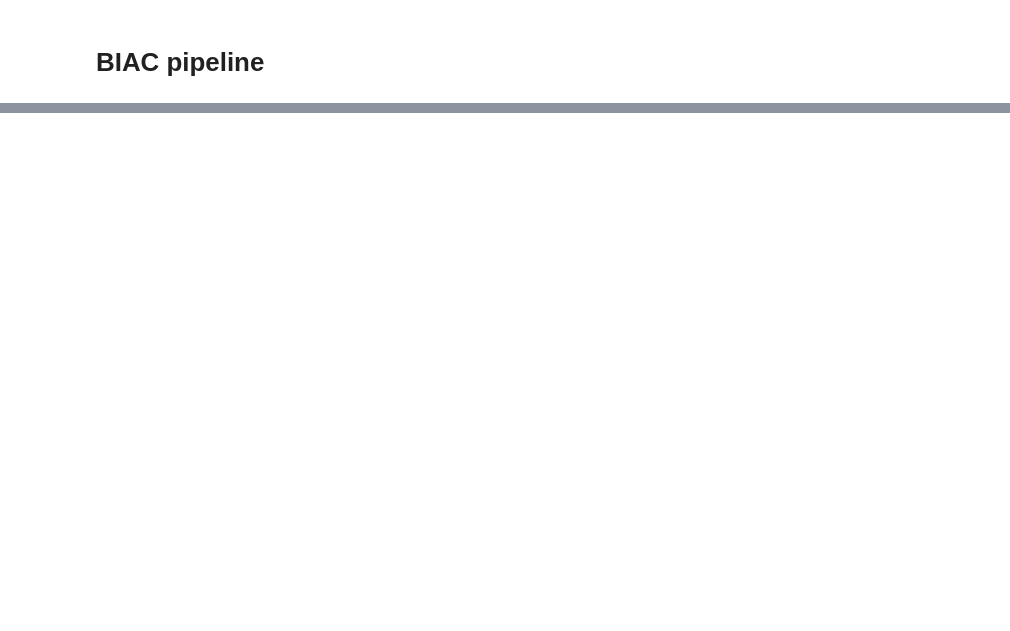
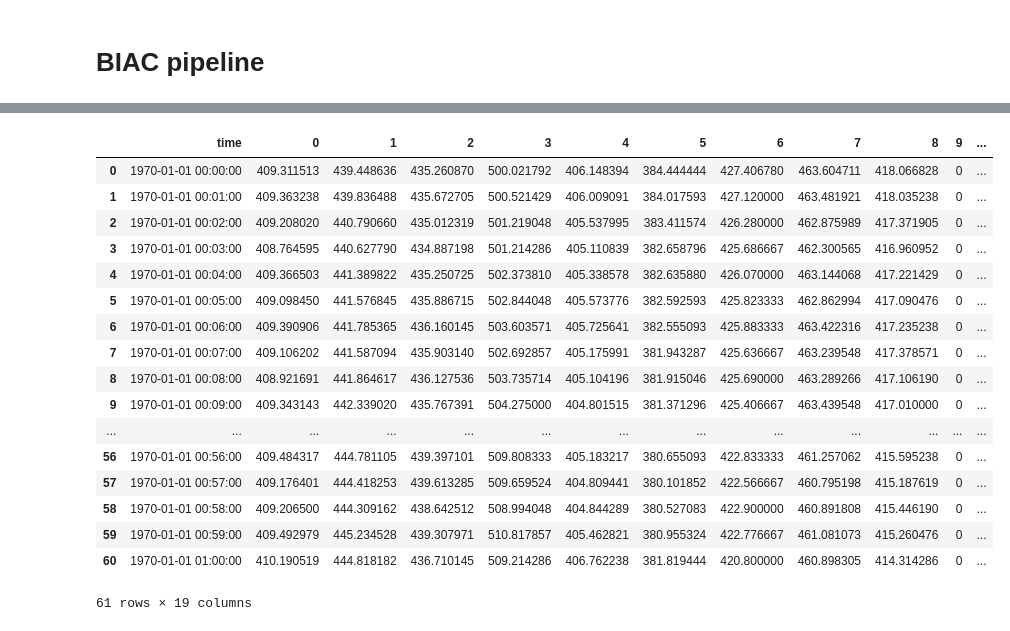
Before and after one commit to grace-shearrer/insulinBrain, a Jupyter notebook: Test_analysis.ipynb, the cells around one changed output, grey strips where cells are left out. Saved outputs shown, nothing was run; the diff lists cells and outputs as text; code cells hidden in the pictures; blank space fills up the shorter version.

```diff
--- a/Test_analysis.ipynb
+++ b/Test_analysis.ipynb
@@ -65,0 +450,6 @@ logging.basicConfig(format='%(asctime)s %(message)s ', datefmt='%m/%d/%Y %I:%M:%
+# %%
+df_ins = pd.read_csv(x, sep = ',',  encoding='latin-1')
+# %%
+df_ins['time'] = df_ins['time'] -1
+# %%
+df_ins['time'] = pd.to_datetime(df_ins['time'], unit='m')
@@ -65,0 +476,25 @@ logging.basicConfig(format='%(asctime)s %(message)s ', datefmt='%m/%d/%Y %I:%M:%
+# %%
+df_corr_downsamp = df_corr_downsamp.rename({'TR': 'time'}, axis=1)
+df = pd.merge(df_corr_downsamp, df_ins, on='time', how='outer')
+df = df.drop(['label','sex','pid'], 1)
+# %%
+df
+# %% [output]
+|  | time | 0 | 1 | 2 | 3 | 4 | 5 | 6 | 7 | 8 | 9 | ... |
+| 0 | 1970-01-01 00:00:00 | 409.311513 | 439.448636 | 435.260870 | 500.021792 | 406.148394 | 384.444444 | 427.406780 | 463.604711 | 418.066828 | 0 | ... |
+| 1 | 1970-01-01 00:01:00 | 409.363238 | 439.836488 | 435.672705 | 500.521429 | 406.009091 | 384.017593 | 427.120000 | 463.481921 | 418.035238 | 0 | ... |
+| 2 | 1970-01-01 00:02:00 | 409.208020 | 440.790660 | 435.012319 | 501.219048 | 405.537995 | 383.411574 | 426.280000 | 462.875989 | 417.371905 | 0 | ... |
+| 3 | 1970-01-01 00:03:00 | 408.764595 | 440.627790 | 434.887198 | 501.214286 | 405.110839 | 382.658796 | 425.686667 | 462.300565 | 416.960952 | 0 | ... |
+| 4 | 1970-01-01 00:04:00 | 409.366503 | 441.389822 | 435.250725 | 502.373810 | 405.338578 | 382.635880 | 426.070000 | 463.144068 | 417.221429 | 0 | ... |
+| 5 | 1970-01-01 00:05:00 | 409.098450 | 441.576845 | 435.886715 | 502.844048 | 405.573776 | 382.592593 | 425.823333 | 462.862994 | 417.090476 | 0 | ... |
+| 6 | 1970-01-01 00:06:00 | 409.390906 | 441.785365 | 436.160145 | 503.603571 | 405.725641 | 382.555093 | 425.883333 | 463.422316 | 417.235238 | 0 | ... |
+| 7 | 1970-01-01 00:07:00 | 409.106202 | 441.587094 | 435.903140 | 502.692857 | 405.175991 | 381.943287 | 425.636667 | 463.239548 | 417.378571 | 0 | ... |
+| 8 | 1970-01-01 00:08:00 | 408.921691 | 441.864617 | 436.127536 | 503.735714 | 405.104196 | 381.915046 | 425.690000 | 463.289266 | 417.106190 | 0 | ... |
+| 9 | 1970-01-01 00:09:00 | 409.343143 | 442.339020 | 435.767391 | 504.275000 | 404.801515 | 381.371296 | 425.406667 | 463.439548 | 417.010000 | 0 | ... |
+| ... | ... | ... | ... | ... | ... | ... | ... | ... | ... | ... | ... | ... |
+| 56 | 1970-01-01 00:56:00 | 409.484317 | 444.781105 | 439.397101 | 509.808333 | 405.183217 | 380.655093 | 422.833333 | 461.257062 | 415.595238 | 0 | ... |
+| 57 | 1970-01-01 00:57:00 | 409.176401 | 444.418253 | 439.613285 | 509.659524 | 404.809441 | 380.101852 | 422.566667 | 460.795198 | 415.187619 | 0 | ... |
+| 58 | 1970-01-01 00:58:00 | 409.206500 | 444.309162 | 438.642512 | 508.994048 | 404.844289 | 380.527083 | 422.900000 | 460.891808 | 415.446190 | 0 | ... |
+| 59 | 1970-01-01 00:59:00 | 409.492979 | 445.234528 | 439.307971 | 510.817857 | 405.462821 | 380.955324 | 422.776667 | 461.081073 | 415.260476 | 0 | ... |
+| 60 | 1970-01-01 01:00:00 | 410.190519 | 444.818182 | 436.710145 | 509.214286 | 406.762238 | 381.819444 | 420.800000 | 460.898305 | 414.314286 | 0 | ... |
+61 rows × 19 columns
```
Also changed, not shown: parts of 79 cells of this notebook, 1 other file.
